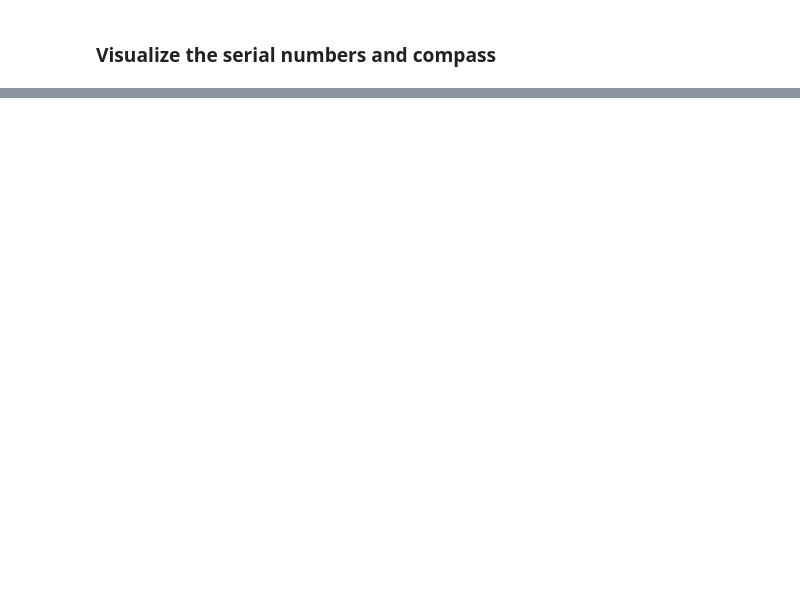
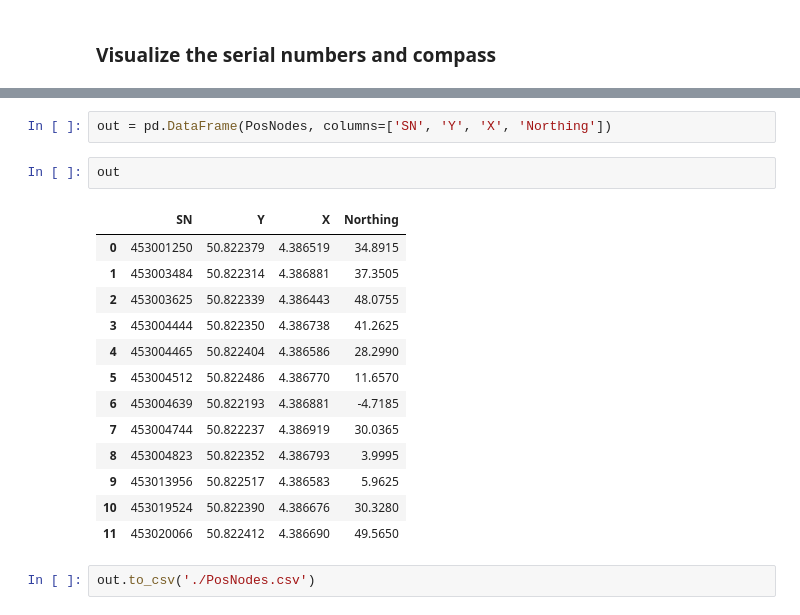
Before and after one commit to ULB-SeismoLab/Minions-Toolbox, a Jupyter notebook: approx_positioning.ipynb, the cells around one changed output, grey strips where cells are left out. Saved outputs shown, nothing was run; the diff lists cells and outputs as text; blank space fills up the shorter version.

```diff
--- a/approx_positioning.ipynb
+++ b/approx_positioning.ipynb
@@ -150,0 +157,20 @@ plt.grid()
+# %%
+out = pd.DataFrame(PosNodes, columns=['SN', 'Y', 'X', 'Northing'])
+# %%
+out
+# %% [output]
+|  | SN | Y | X | Northing |
+| 0 | 453001250 | 50.822379 | 4.386519 | 34.8915 |
+| 1 | 453003484 | 50.822314 | 4.386881 | 37.3505 |
+| 2 | 453003625 | 50.822339 | 4.386443 | 48.0755 |
+| 3 | 453004444 | 50.822350 | 4.386738 | 41.2625 |
+| 4 | 453004465 | 50.822404 | 4.386586 | 28.2990 |
+| 5 | 453004512 | 50.822486 | 4.386770 | 11.6570 |
+| 6 | 453004639 | 50.822193 | 4.386881 | -4.7185 |
+| 7 | 453004744 | 50.822237 | 4.386919 | 30.0365 |
+| 8 | 453004823 | 50.822352 | 4.386793 | 3.9995 |
+| 9 | 453013956 | 50.822517 | 4.386583 | 5.9625 |
+| 10 | 453019524 | 50.822390 | 4.386676 | 30.3280 |
+| 11 | 453020066 | 50.822412 | 4.386690 | 49.5650 |
+# %%
+out.to_csv('./PosNodes.csv')
```
Also changed, not shown: parts of 8 cells of this notebook, 30 other files.
